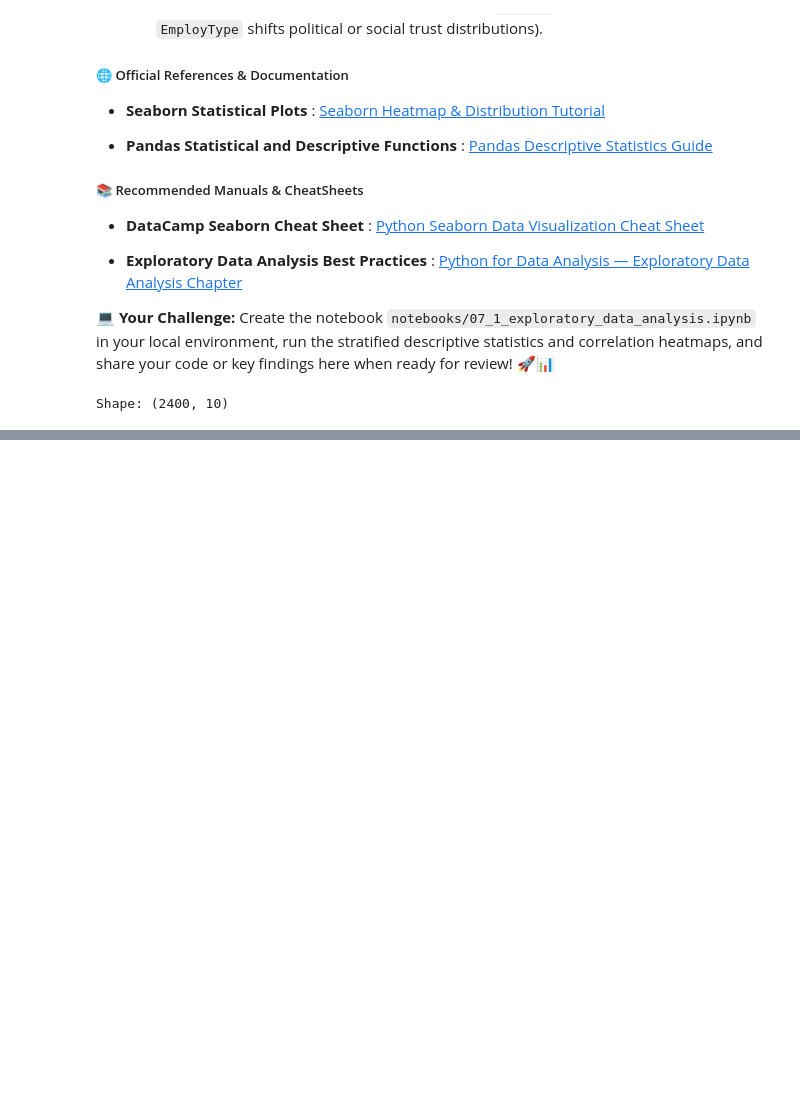
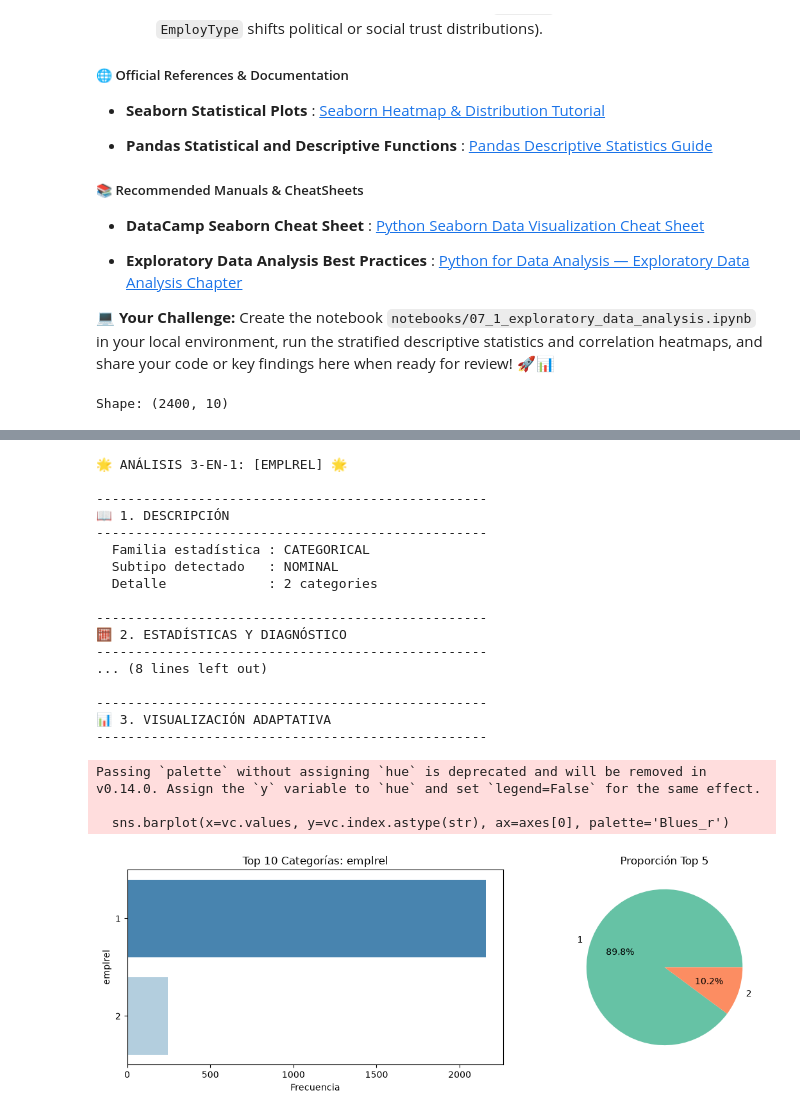
Before and after one commit to JosBerGon34/DataScienceCourse, a Jupyter notebook: notebooks/Ex7.1.ipynb, the cells around one changed output, grey strips where cells are left out. Cells and saved outputs as stored; diff of their text form; code cells hidden in the pictures; blank space fills up the shorter version.

```diff
--- a/notebooks/Ex7.1.ipynb
+++ b/notebooks/Ex7.1.ipynb
@@ -140,0 +210,24 @@ Shape: (2400, 10)
+# %%
+ds3on1(df_71, 'emplrel', Desc=True, Stat=True, Graph=True)
+# %% [output]
+🌟 ANÁLISIS 3-EN-1: [EMPLREL] 🌟
+
+--------------------------------------------------
+📖 1. DESCRIPCIÓN
+--------------------------------------------------
+  Familia estadística : CATEGORICAL
+  Subtipo detectado   : NOMINAL
+  Detalle             : 2 categories
+
+--------------------------------------------------
+🧮 2. ESTADÍSTICAS Y DIAGNÓSTICO
+--------------------------------------------------
+... (8 lines left out)
+
+--------------------------------------------------
+📊 3. VISUALIZACIÓN ADAPTATIVA
+--------------------------------------------------
+Passing `palette` without assigning `hue` is deprecated and will be removed in v0.14.0. Assign the `y` variable to `hue` and set `legend=False` for the same effect.
+
+  sns.barplot(x=vc.values, y=vc.index.astype(str), ax=axes[0], palette='Blues_r')
+[figure, added]
```
Also changed, not shown: parts of 16 cells of this notebook.
